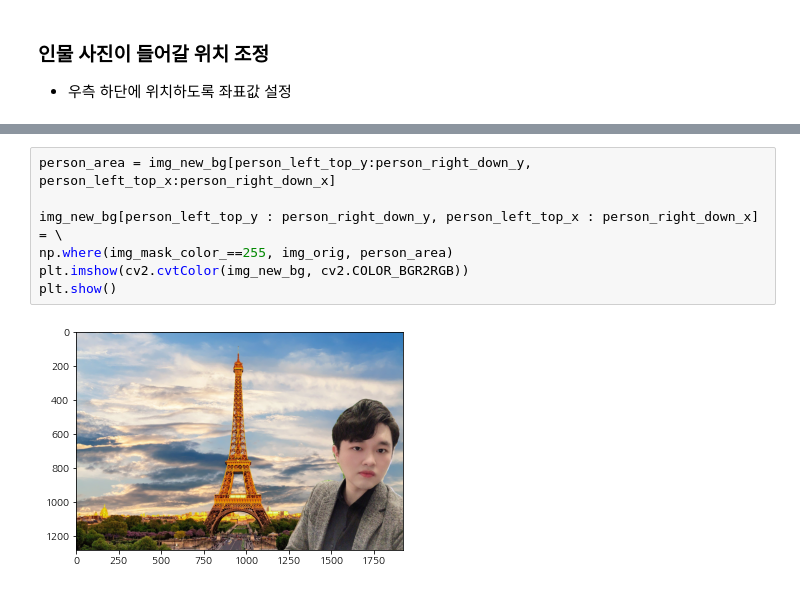
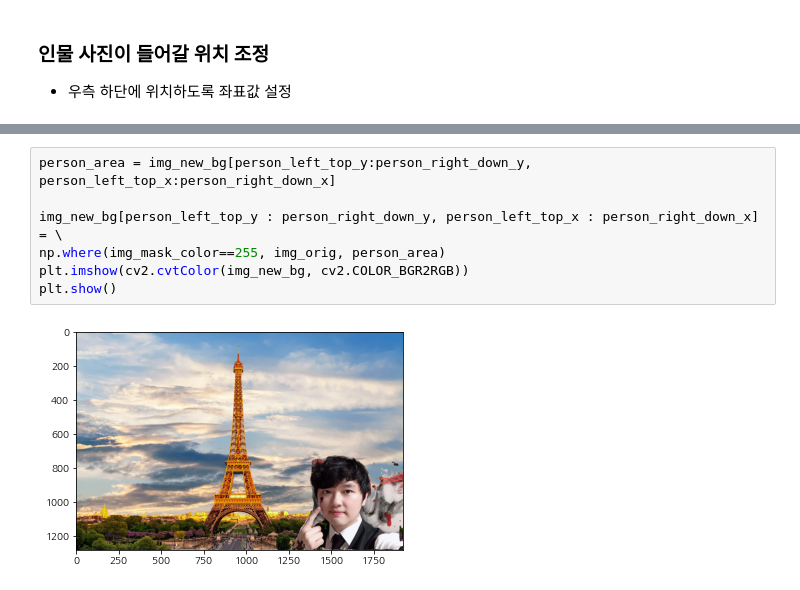
Before and after one commit to Shinest-changwon/AIFFEL_Exploration, a Jupyter notebook: E10_Image_Semantic_Segmentation/[ChasingNode]Excon_E10_210222.ipynb, the cells around one changed output, grey strips where cells are left out. Cells and saved outputs as stored; diff of their text form.

```diff
--- a/E10_Image_Semantic_Segmentation/[ChasingNode]Excon_E10_210222.ipynb
+++ b/E10_Image_Semantic_Segmentation/[ChasingNode]Excon_E10_210222.ipynb
@@ -419,9 +569,9 @@ print('배경 사진 중 인물 사진이 들어갈 위치 중 좌측 상단 좌
 # %%
 person_area = img_new_bg[person_left_top_y:person_right_down_y, person_left_top_x:person_right_down_x]
 
 img_new_bg[person_left_top_y : person_right_down_y, person_left_top_x : person_right_down_x] = \
-np.where(img_mask_color_==255, img_orig, person_area)
+np.where(img_mask_color==255, img_orig, person_area)
 plt.imshow(cv2.cvtColor(img_new_bg, cv2.COLOR_BGR2RGB))
 plt.show()
 # %% [output]
-[figure, old version]
+[figure, new version]
```
Also changed, not shown: parts of 13 cells of this notebook.
